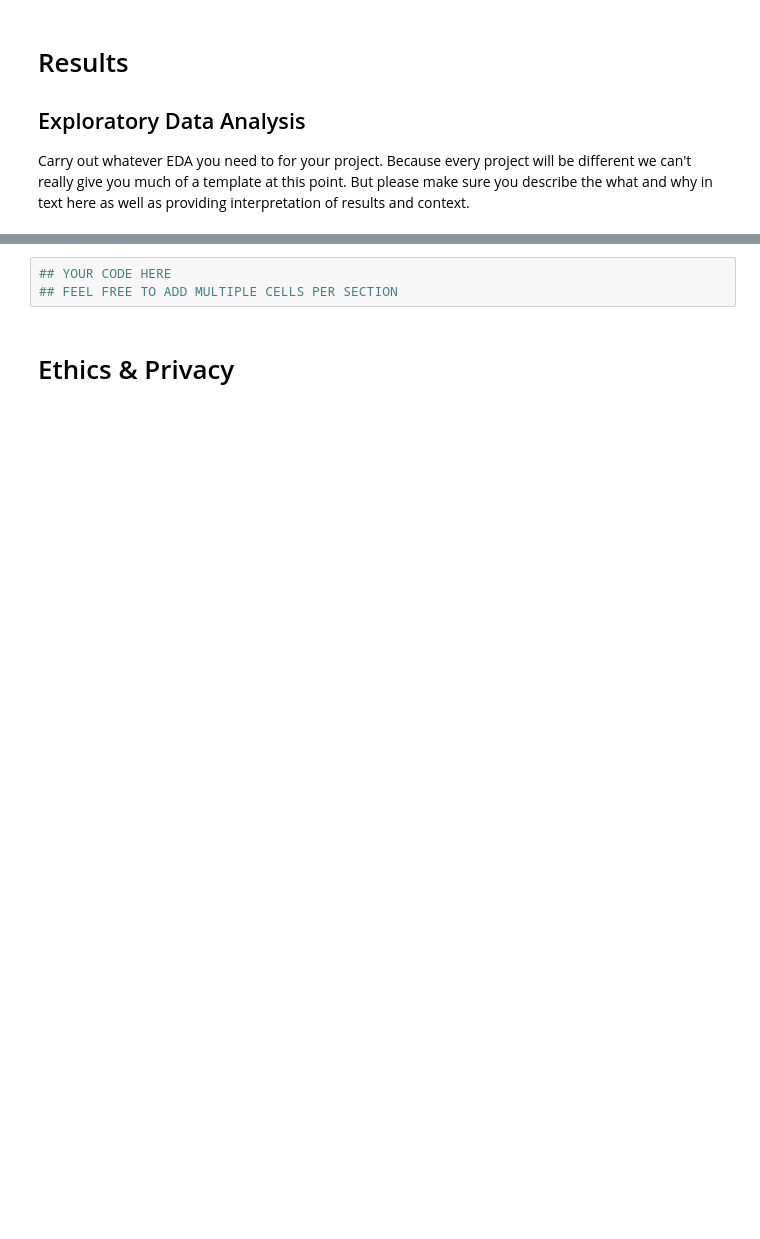
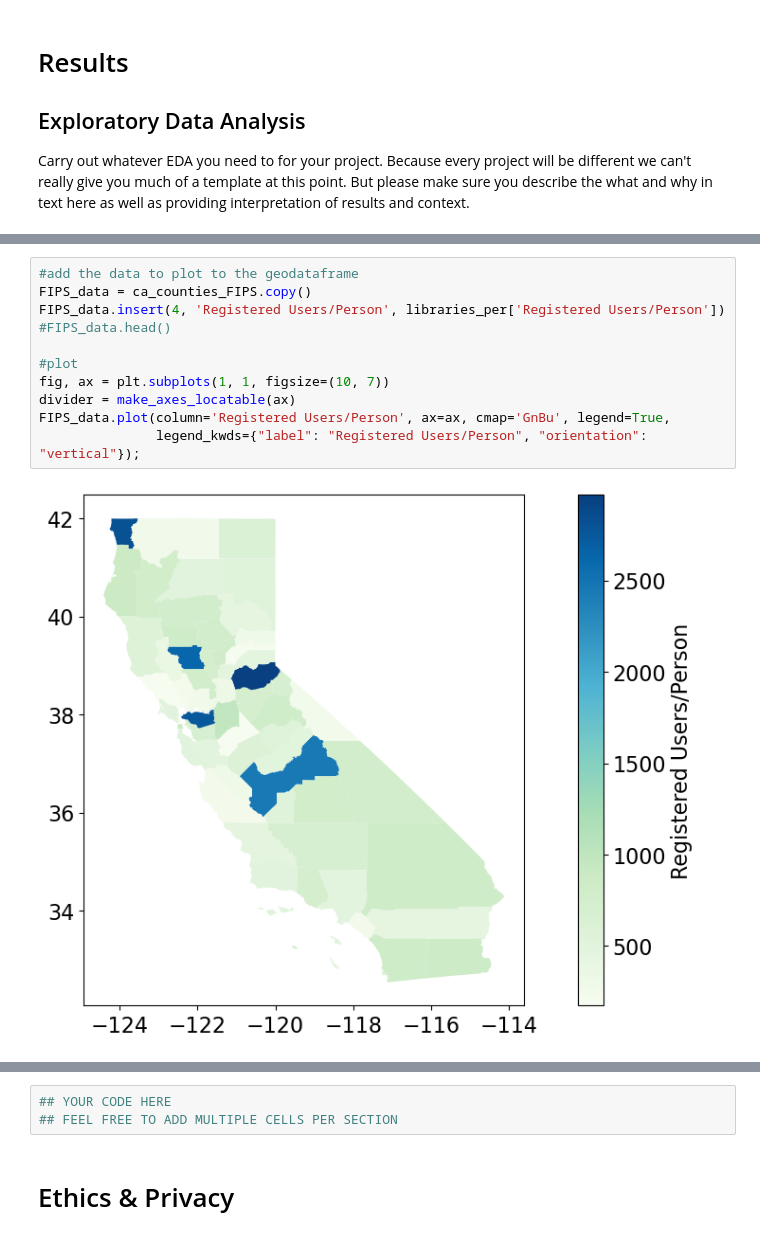
Before and after one commit to KaitlynChou/COGS-108-Project, a Jupyter notebook: EDACheckpoint_Group057_WI24.ipynb, the cells around one changed output, grey strips where cells are left out. Saved outputs shown, nothing was run; the diff lists cells and outputs as text; blank space fills up the shorter version.

```diff
--- a/EDACheckpoint_Group057_WI24.ipynb
+++ b/EDACheckpoint_Group057_WI24.ipynb
@@ -470,0 +437,13 @@ plt.show()
+# %%
+#add the data to plot to the geodataframe
+FIPS_data = ca_counties_FIPS.copy()
+FIPS_data.insert(4, 'Registered Users/Person', libraries_per['Registered Users/Person'])
+#FIPS_data.head()
+
+#plot
+fig, ax = plt.subplots(1, 1, figsize=(10, 7))
+divider = make_axes_locatable(ax)
+FIPS_data.plot(column='Registered Users/Person', ax=ax, cmap='GnBu', legend=True,
+               legend_kwds={"label": "Registered Users/Person", "orientation": "vertical"});
+# %% [output]
+[figure, added]
```
Also changed, not shown: parts of 32 cells of this notebook.
